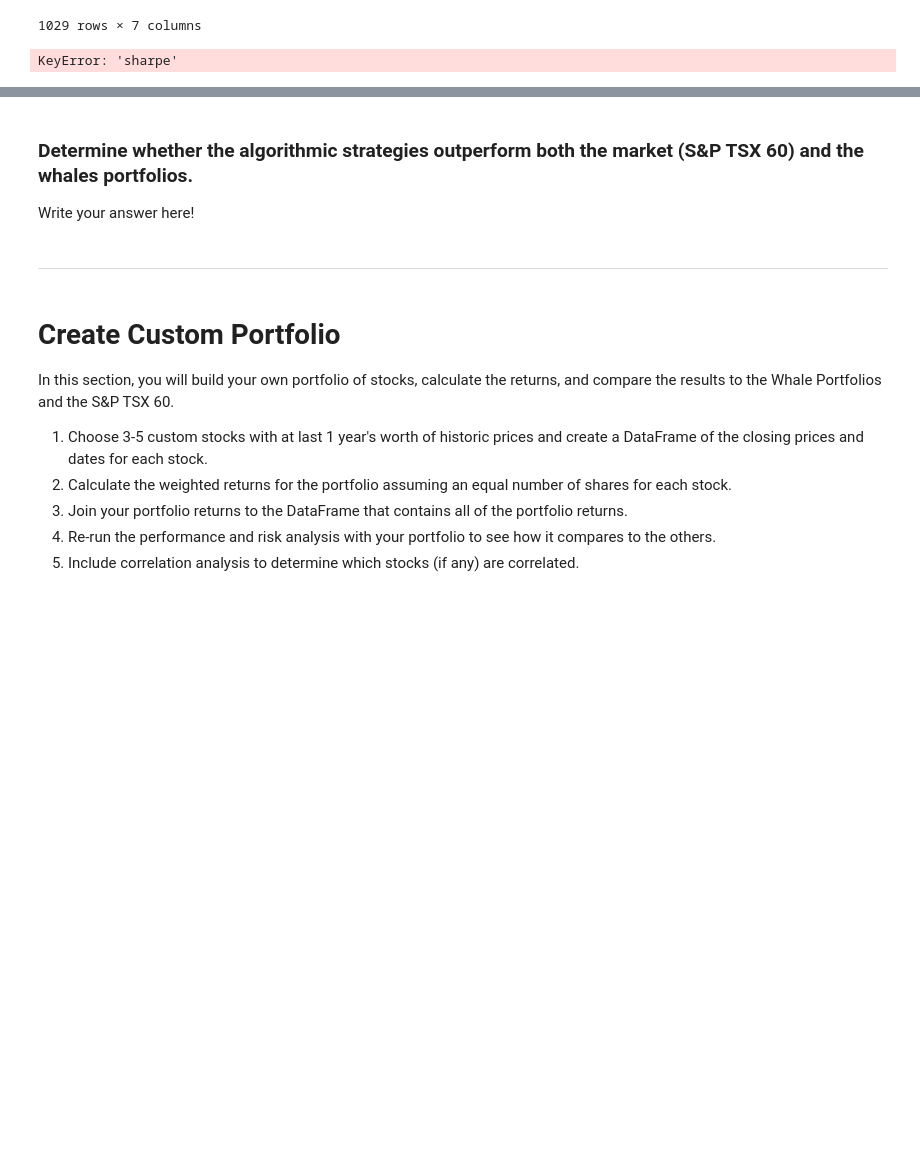
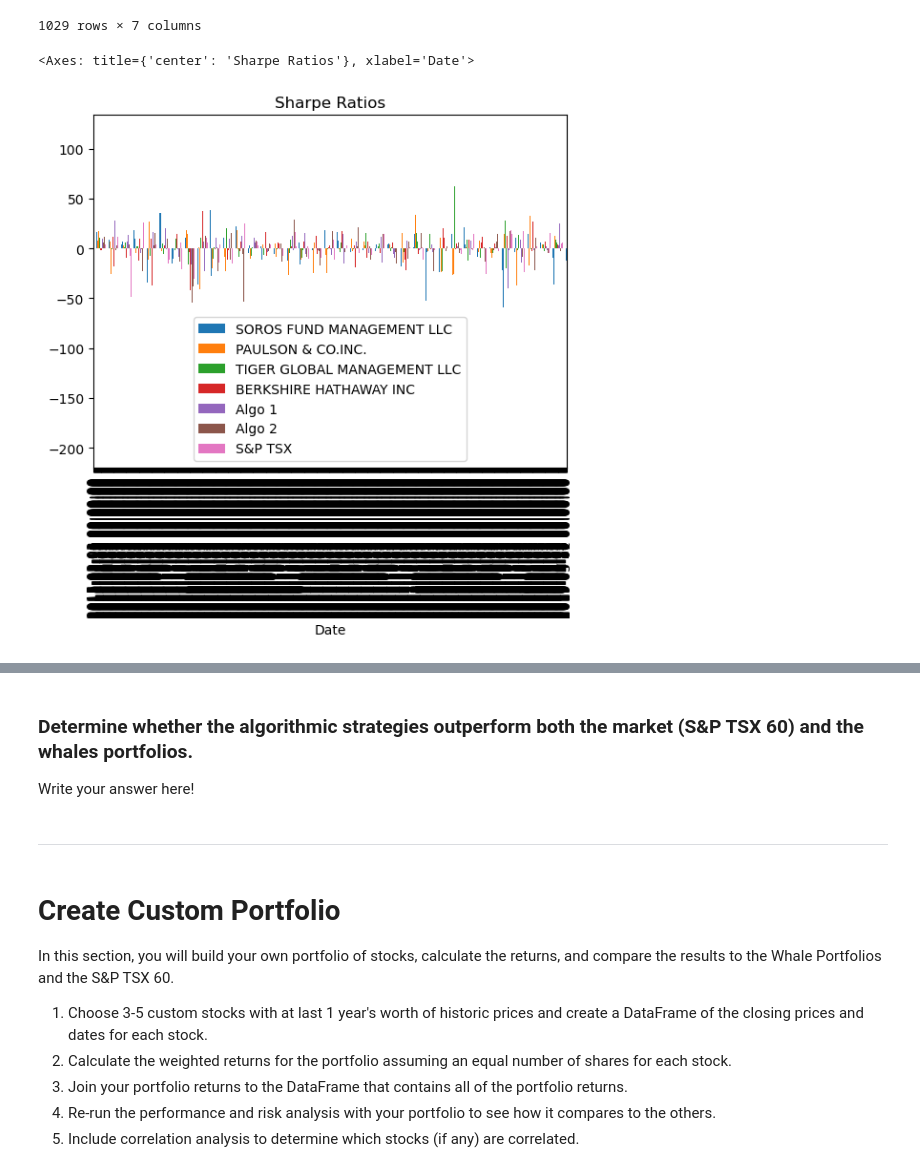
Before and after one commit to sophiepearldgn/Module-4, a Jupyter notebook: whale_analysis.ipynb, the cells around one changed output, grey strips where cells are left out. Saved outputs shown, nothing was run; the diff lists cells and outputs as text; code cells hidden in the pictures; blank space fills up the shorter version.

Commit message:
graph

```diff
--- a/whale_analysis.ipynb
+++ b/whale_analysis.ipynb
@@ -818,6 +818,8 @@ sharpe_ratios
 1029 rows × 7 columns
 # %%
 # Visualize the sharpe ratios as a bar plot
-sharpe_ratios.plot.bar(y= "sharpe", rot=0, title='Annualized Sharpe Ratios on Daily Returns')
+
+sharpe_ratios.plot( width=0.8, kind="bar", title="Sharpe Ratios")
 # %% [output]
-KeyError: 'sharpe'
+<Axes: title={'center': 'Sharpe Ratios'}, xlabel='Date'>
+[figure, added]
```
Also changed, not shown: parts of 1 cell of this notebook, 1 other file.
